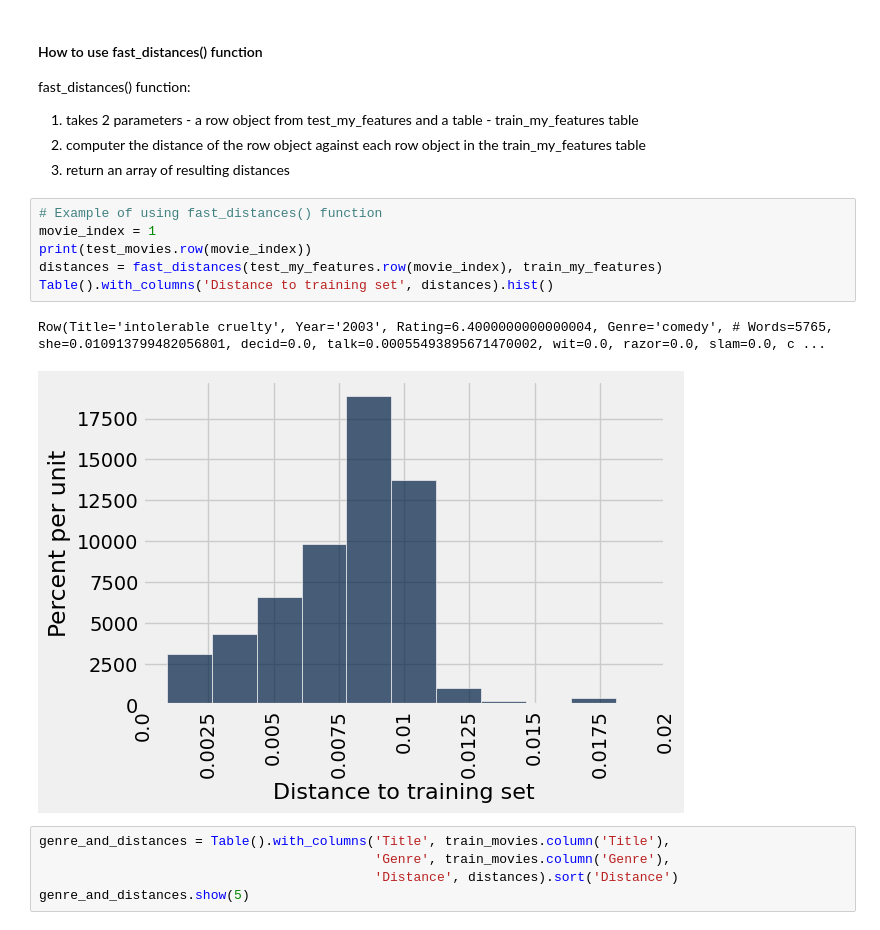
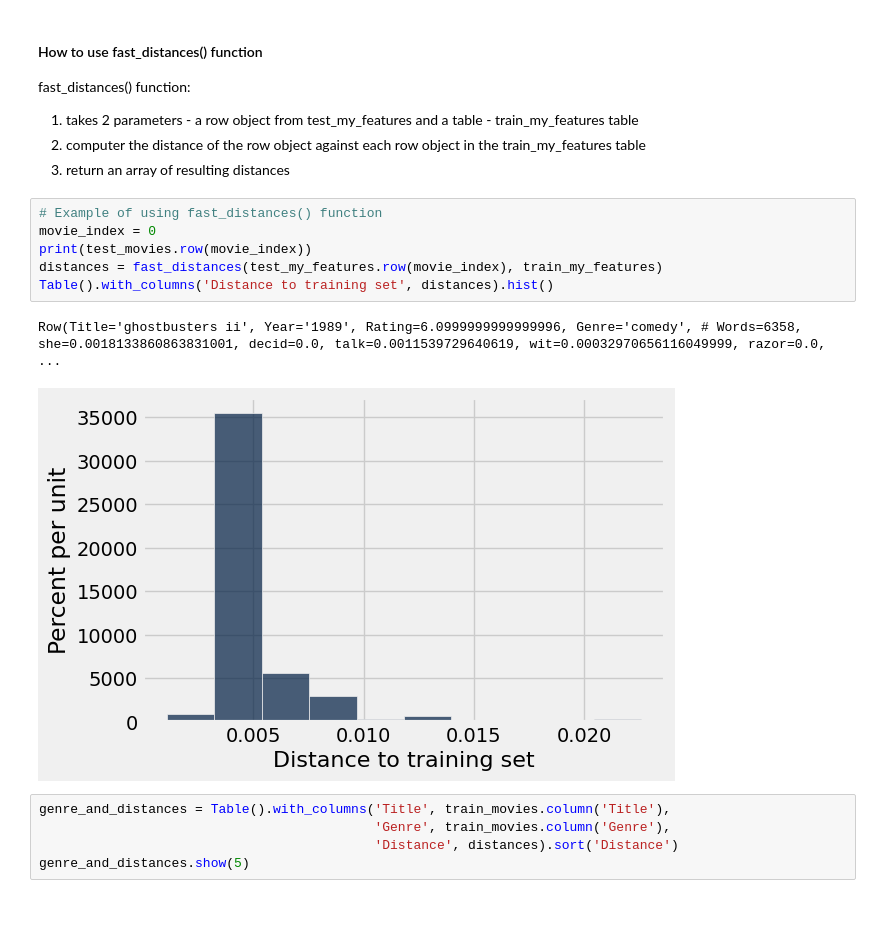
Before and after one commit to SRJC-Data-Science/materials-sp22, a Jupyter notebook: SRJC/lecture_note/lecture_35_36/Project3_Notes.ipynb, the cells around one changed output. Saved outputs shown, nothing was run; the diff lists cells and outputs as text.

```diff
--- a/SRJC/lecture_note/lecture_35_36/Project3_Notes.ipynb
+++ b/SRJC/lecture_note/lecture_35_36/Project3_Notes.ipynb
@@ -243,13 +243,13 @@ fast_distances() function:
 3. return an array of resulting distances
 # %%
 # Example of using fast_distances() function
-movie_index = 1
+movie_index = 0
 print(test_movies.row(movie_index))
 distances = fast_distances(test_my_features.row(movie_index), train_my_features)
 Table().with_columns('Distance to training set', distances).hist()
 # %% [output]
-Row(Title='intolerable cruelty', Year='2003', Rating=6.4000000000000004, Genre='comedy', # Words=5765, she=0.010913799482056801, decid=0.0, talk=0.00055493895671470002, wit=0.0, razor=0.0, slam=0.0, c ...
+Row(Title='ghostbusters ii', Year='1989', Rating=6.0999999999999996, Genre='comedy', # Words=6358, she=0.0018133860863831001, decid=0.0, talk=0.0011539729640619, wit=0.00032970656116049999, razor=0.0, ...
-[figure, old version]
+[figure, new version]
 # %%
 genre_and_distances = Table().with_columns('Title', train_movies.column('Title'),
                                            'Genre', train_movies.column('Genre'),
```
